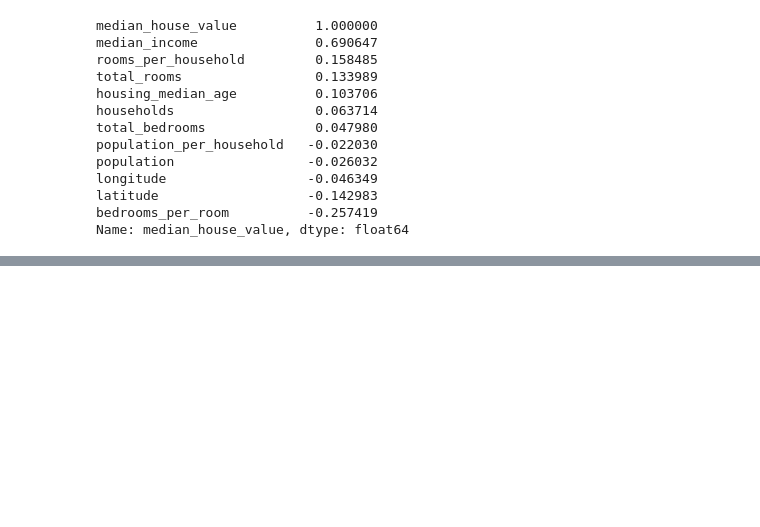
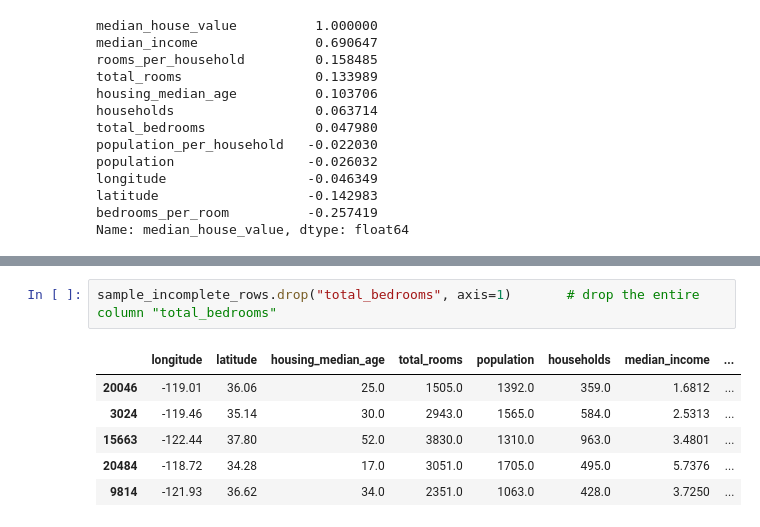
Before and after one commit to SvrAdityaReddy/Machine_Learning, a Jupyter notebook: Assignment_1/housing_data_set/housing_dataset_prediction.ipynb, the cells around one changed output, grey strips where cells are left out. Cells and saved outputs as stored; diff of their text form; blank space fills up the shorter version.

```diff
--- a/Assignment_1/housing_data_set/housing_dataset_prediction.ipynb
+++ b/Assignment_1/housing_data_set/housing_dataset_prediction.ipynb
@@ -96,0 +146,9 @@ Name: median_house_value, dtype: float64
+# %%
+sample_incomplete_rows.drop("total_bedrooms", axis=1)       # drop the entire column "total_bedrooms"
+# %% [output]
+|  | longitude | latitude | housing_median_age | total_rooms | population | households | median_income | ... |
+| 20046 | -119.01 | 36.06 | 25.0 | 1505.0 | 1392.0 | 359.0 | 1.6812 | ... |
+| 3024 | -119.46 | 35.14 | 30.0 | 2943.0 | 1565.0 | 584.0 | 2.5313 | ... |
+| 15663 | -122.44 | 37.80 | 52.0 | 3830.0 | 1310.0 | 963.0 | 3.4801 | ... |
+| 20484 | -118.72 | 34.28 | 17.0 | 3051.0 | 1705.0 | 495.0 | 5.7376 | ... |
+| 9814 | -121.93 | 36.62 | 34.0 | 2351.0 | 1063.0 | 428.0 | 3.7250 | ... |
```
Also changed, not shown: parts of 32 cells of this notebook, 2 other files.
